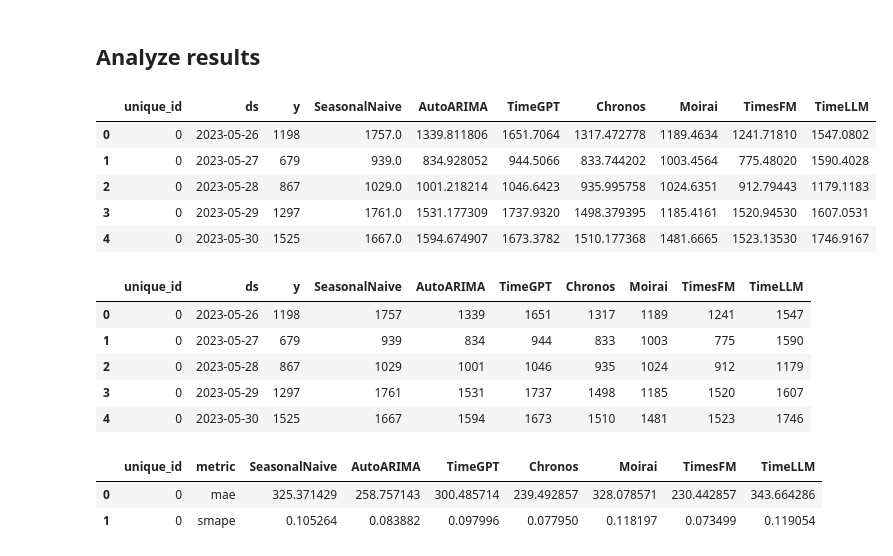
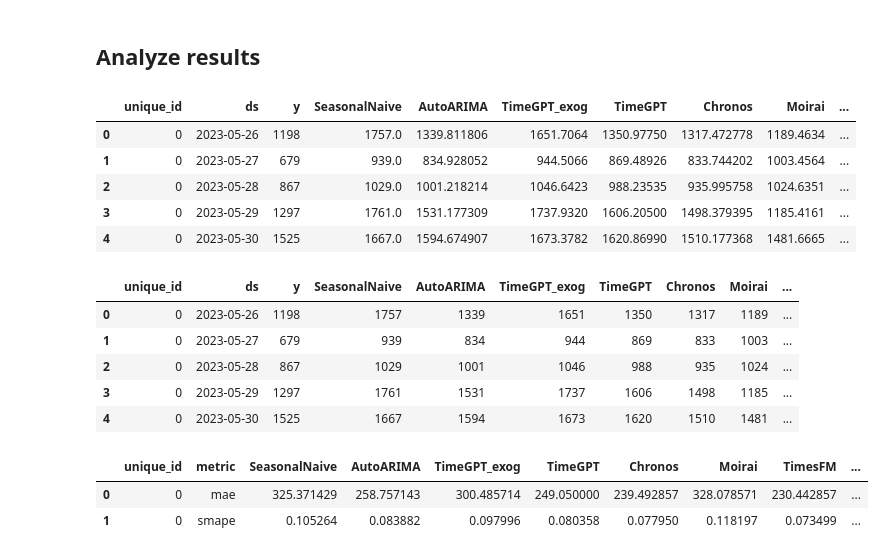
Before and after one commit to marcopeix/TimeSeriesForecastingUsingFoundationModels, a Jupyter notebook: CH10/CH10.ipynb, the cells around one changed output. Drawn from its saved outputs; the diff is of its cells as text; code cells hidden in the pictures.

```diff
--- a/CH10/CH10.ipynb
+++ b/CH10/CH10.ipynb
@@ -360,43 +380,45 @@ Time-LLM time: 841.1515698432922 seconds
 # %%
 baseline_cv_fcsts = pd.read_csv("baseline_preds.csv", parse_dates=["ds"])
 autoarima_cv_fcsts = pd.read_csv("autoarima_preds.csv", parse_dates=["ds"])
 timegpt_cv_fcsts = pd.read_csv("timegpt_preds.csv", parse_dates=["ds"])
+timegpt_noexog_cv_fcsts = pd.read_csv("timegpt_noexog_preds.csv", parse_dates=["ds"])
 chronos_cv_fcsts = pd.read_csv("chronos_preds.csv", parse_dates=["ds"])
 moirai_cv_fcsts = pd.read_csv("moirai_preds.csv", parse_dates=["ds"])
 timesfm_cv_fcsts = pd.read_csv("timesfm_preds.csv", parse_dates=["ds"])
 timellm_cv_fcsts = pd.read_csv("timellm_preds.csv", parse_dates=["ds"])
 
 test_df = df[-TEST_SIZE:].copy()
 
 test_df = (test_df[["unique_id", "ds", "y"]]
     .merge(baseline_cv_fcsts[['ds', 'SeasonalNaive']], on='ds', how='left')
     .merge(autoarima_cv_fcsts[['ds', 'AutoARIMA']], on='ds', how='left')
     .merge(timegpt_cv_fcsts[['ds', 'TimeGPT']], on='ds', how='left')
+    .merge(timegpt_noexog_cv_fcsts[['ds', 'TimeGPT']], on='ds', how='left')
     .merge(chronos_cv_fcsts[['ds', 'Chronos']], on='ds', how='left')
     .merge(moirai_cv_fcsts[['ds', 'Moirai']], on='ds', how='left')
     .merge(timesfm_cv_fcsts[['ds', 'timesfm']], on='ds', how='left')
     .merge(timellm_cv_fcsts[['ds', 'TimeLLM']], on='ds', how='left')
 )
-test_df = test_df.rename(columns={"timesfm": "TimesFM"})
+test_df = test_df.rename(columns={"timesfm": "TimesFM", "TimeGPT_x": "TimeGPT_exog", "TimeGPT_y": "TimeGPT"})
 test_df.head()
 # %% [output]
-|  | unique_id | ds | y | SeasonalNaive | AutoARIMA | TimeGPT | Chronos | Moirai | TimesFM | TimeLLM |
-| 0 | 0 | 2023-05-26 | 1198 | 1757.0 | 1339.811806 | 1651.7064 | 1317.472778 | 1189.4634 | 1241.71810 | 1547.0802 |
-| 1 | 0 | 2023-05-27 | 679 | 939.0 | 834.928052 | 944.5066 | 833.744202 | 1003.4564 | 775.48020 | 1590.4028 |
-| 2 | 0 | 2023-05-28 | 867 | 1029.0 | 1001.218214 | 1046.6423 | 935.995758 | 1024.6351 | 912.79443 | 1179.1183 |
-| 3 | 0 | 2023-05-29 | 1297 | 1761.0 | 1531.177309 | 1737.9320 | 1498.379395 | 1185.4161 | 1520.94530 | 1607.0531 |
-| 4 | 0 | 2023-05-30 | 1525 | 1667.0 | 1594.674907 | 1673.3782 | 1510.177368 | 1481.6665 | 1523.13530 | 1746.9167 |
+|  | unique_id | ds | y | SeasonalNaive | AutoARIMA | TimeGPT_exog | TimeGPT | Chronos | Moirai | ... |
+| 0 | 0 | 2023-05-26 | 1198 | 1757.0 | 1339.811806 | 1651.7064 | 1350.97750 | 1317.472778 | 1189.4634 | ... |
+| 1 | 0 | 2023-05-27 | 679 | 939.0 | 834.928052 | 944.5066 | 869.48926 | 833.744202 | 1003.4564 | ... |
+| 2 | 0 | 2023-05-28 | 867 | 1029.0 | 1001.218214 | 1046.6423 | 988.23535 | 935.995758 | 1024.6351 | ... |
+| 3 | 0 | 2023-05-29 | 1297 | 1761.0 | 1531.177309 | 1737.9320 | 1606.20500 | 1498.379395 | 1185.4161 | ... |
+| 4 | 0 | 2023-05-30 | 1525 | 1667.0 | 1594.674907 | 1673.3782 | 1620.86990 | 1510.177368 | 1481.6665 | ... |
 # %%
 forecast_cols = [col for col in test_df.columns if col not in ["unique_id", "ds", "y"]]
 test_df[forecast_cols] = test_df[forecast_cols].astype(int)
 test_df.head()
 # %% [output]
-|  | unique_id | ds | y | SeasonalNaive | AutoARIMA | TimeGPT | Chronos | Moirai | TimesFM | TimeLLM |
-| 0 | 0 | 2023-05-26 | 1198 | 1757 | 1339 | 1651 | 1317 | 1189 | 1241 | 1547 |
-| 1 | 0 | 2023-05-27 | 679 | 939 | 834 | 944 | 833 | 1003 | 775 | 1590 |
-| 2 | 0 | 2023-05-28 | 867 | 1029 | 1001 | 1046 | 935 | 1024 | 912 | 1179 |
-| 3 | 0 | 2023-05-29 | 1297 | 1761 | 1531 | 1737 | 1498 | 1185 | 1520 | 1607 |
-| 4 | 0 | 2023-05-30 | 1525 | 1667 | 1594 | 1673 | 1510 | 1481 | 1523 | 1746 |
+|  | unique_id | ds | y | SeasonalNaive | AutoARIMA | TimeGPT_exog | TimeGPT | Chronos | Moirai | ... |
+| 0 | 0 | 2023-05-26 | 1198 | 1757 | 1339 | 1651 | 1350 | 1317 | 1189 | ... |
+| 1 | 0 | 2023-05-27 | 679 | 939 | 834 | 944 | 869 | 833 | 1003 | ... |
+| 2 | 0 | 2023-05-28 | 867 | 1029 | 1001 | 1046 | 988 | 935 | 1024 | ... |
+| 3 | 0 | 2023-05-29 | 1297 | 1761 | 1531 | 1737 | 1606 | 1498 | 1185 | ... |
+| 4 | 0 | 2023-05-30 | 1525 | 1667 | 1594 | 1673 | 1620 | 1510 | 1481 | ... |
 # %%
 evaluation = evaluate(
     test_df,
@@ -404,9 +426,9 @@ evaluation = evaluate(
 )
 evaluation
 # %% [output]
-|  | unique_id | metric | SeasonalNaive | AutoARIMA | TimeGPT | Chronos | Moirai | TimesFM | TimeLLM |
-| 0 | 0 | mae | 325.371429 | 258.757143 | 300.485714 | 239.492857 | 328.078571 | 230.442857 | 343.664286 |
-| 1 | 0 | smape | 0.105264 | 0.083882 | 0.097996 | 0.077950 | 0.118197 | 0.073499 | 0.119054 |
+|  | unique_id | metric | SeasonalNaive | AutoARIMA | TimeGPT_exog | TimeGPT | Chronos | Moirai | TimesFM | ... |
+| 0 | 0 | mae | 325.371429 | 258.757143 | 300.485714 | 249.050000 | 239.492857 | 328.078571 | 230.442857 | ... |
+| 1 | 0 | smape | 0.105264 | 0.083882 | 0.097996 | 0.080358 | 0.077950 | 0.118197 | 0.073499 | ... |
 # %%
 import matplotlib.pyplot as plt
 import numpy as np
```
Also changed, not shown: parts of 4 cells of this notebook.
